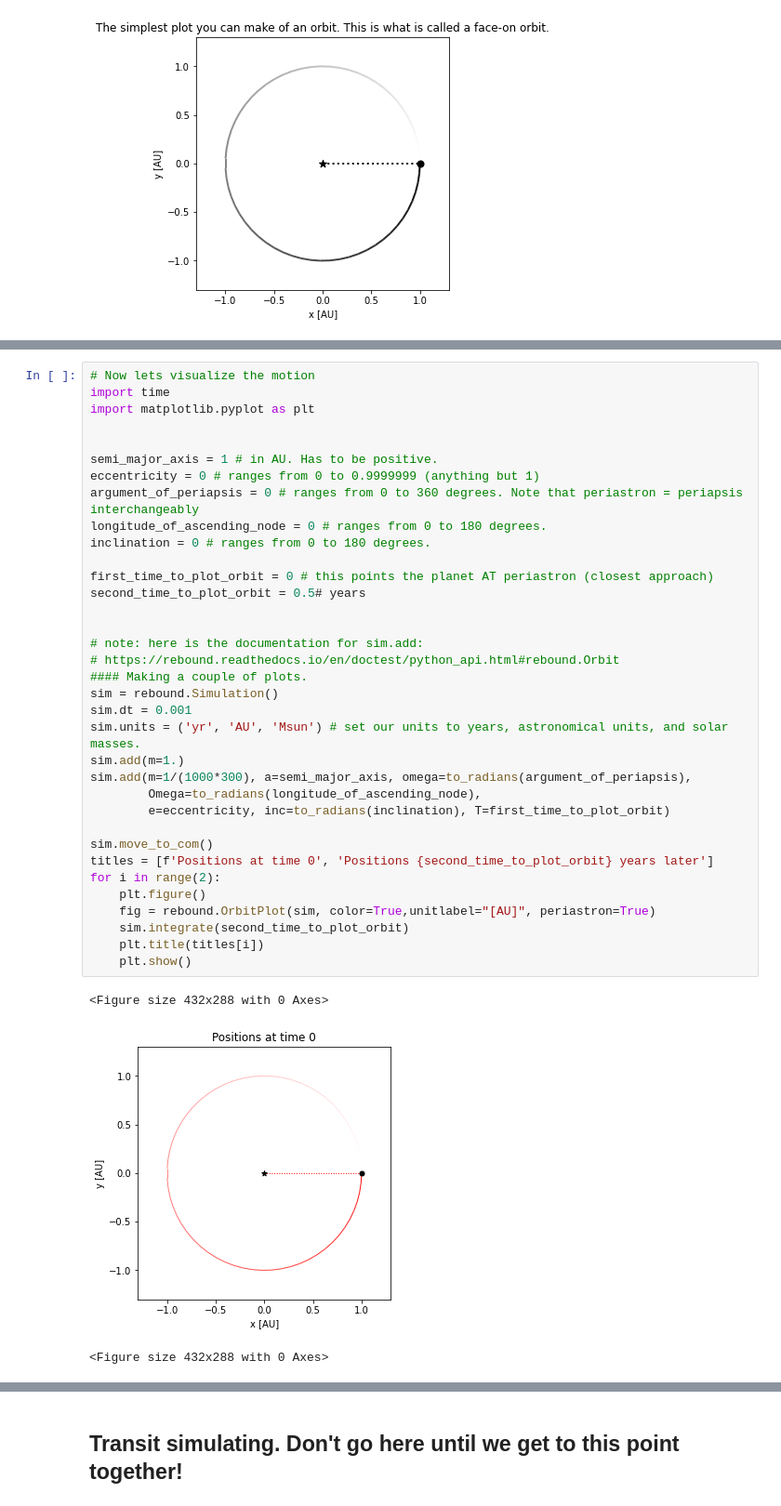
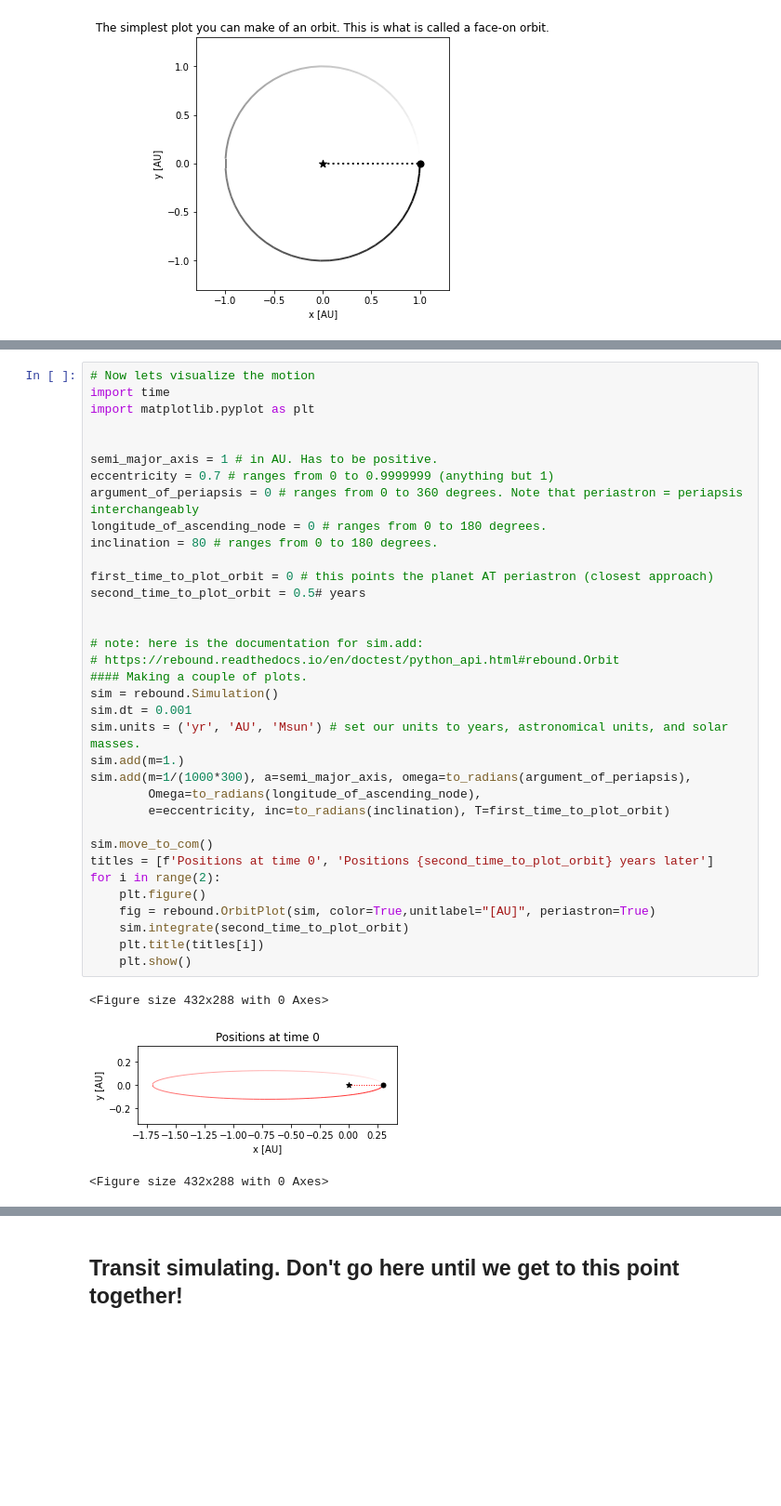
Before and after one commit to nebulaahh/SRA2021_Track3, a Jupyter notebook: misc_python_scripts/rebound_and_orbits/rebound.ipynb, the cells around one changed output, grey strips where cells are left out. Shown at 93% size. Drawn from its saved outputs; the diff is of its cells as text; blank space fills up the shorter version.

```diff
--- a/misc_python_scripts/rebound_and_orbits/rebound.ipynb
+++ b/misc_python_scripts/rebound_and_orbits/rebound.ipynb
@@ -45,35 +45,35 @@ import matplotlib.pyplot as plt
 
 
 semi_major_axis = 1 # in AU. Has to be positive.
-eccentricity = 0 # ranges from 0 to 0.9999999 (anything but 1)
+eccentricity = 0.7 # ranges from 0 to 0.9999999 (anything but 1)
 argument_of_periapsis = 0 # ranges from 0 to 360 degrees. Note that periastron = periapsis interchangeably
 longitude_of_ascending_node = 0 # ranges from 0 to 180 degrees.
-inclination = 0 # ranges from 0 to 180 degrees.
+inclination = 80 # ranges from 0 to 180 degrees.
 
 first_time_to_plot_orbit = 0 # this points the planet AT periastron (closest approach)
 second_time_to_plot_orbit = 0.5# years
 
 
 # note: here is the documentation for sim.add:
 # https://rebound.readthedocs.io/en/doctest/python_api.html#rebound.Orbit
 #### Making a couple of plots.
 sim = rebound.Simulation()
 sim.dt = 0.001
 sim.units = ('yr', 'AU', 'Msun') # set our units to years, astronomical units, and solar masses.
 sim.add(m=1.)
 sim.add(m=1/(1000*300), a=semi_major_axis, omega=to_radians(argument_of_periapsis),
         Omega=to_radians(longitude_of_ascending_node),
         e=eccentricity, inc=to_radians(inclination), T=first_time_to_plot_orbit)
 
 sim.move_to_com()
 titles = [f'Positions at time 0', 'Positions {second_time_to_plot_orbit} years later']
 for i in range(2):
     plt.figure()
     fig = rebound.OrbitPlot(sim, color=True,unitlabel="[AU]", periastron=True)
     sim.integrate(second_time_to_plot_orbit)
     plt.title(titles[i])
     plt.show()
 # %% [output]
 <Figure size 432x288 with 0 Axes>
-[figure, old version]
+[figure, new version]
 <Figure size 432x288 with 0 Axes>
```
Also changed, not shown: parts of 2 cells of this notebook, 1 other file.
